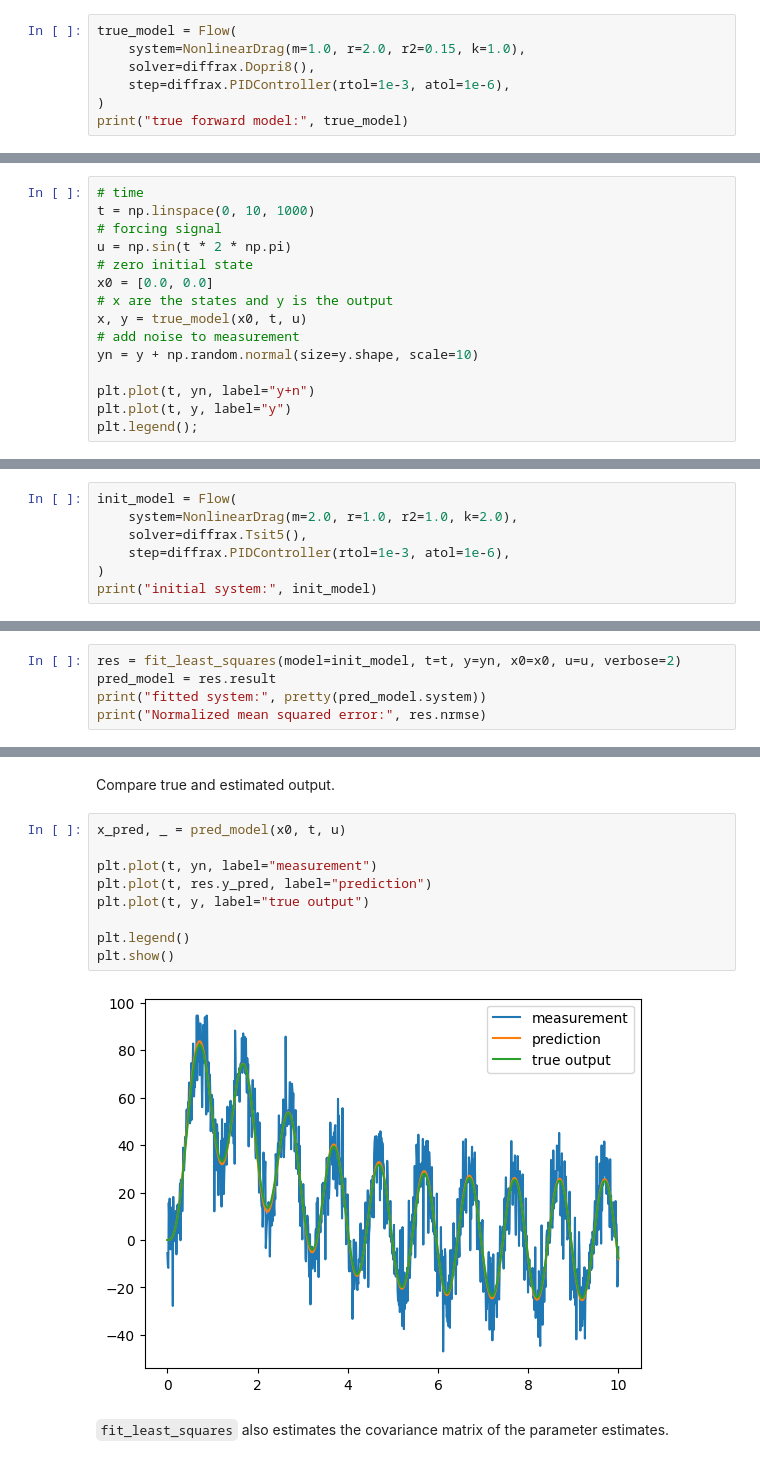
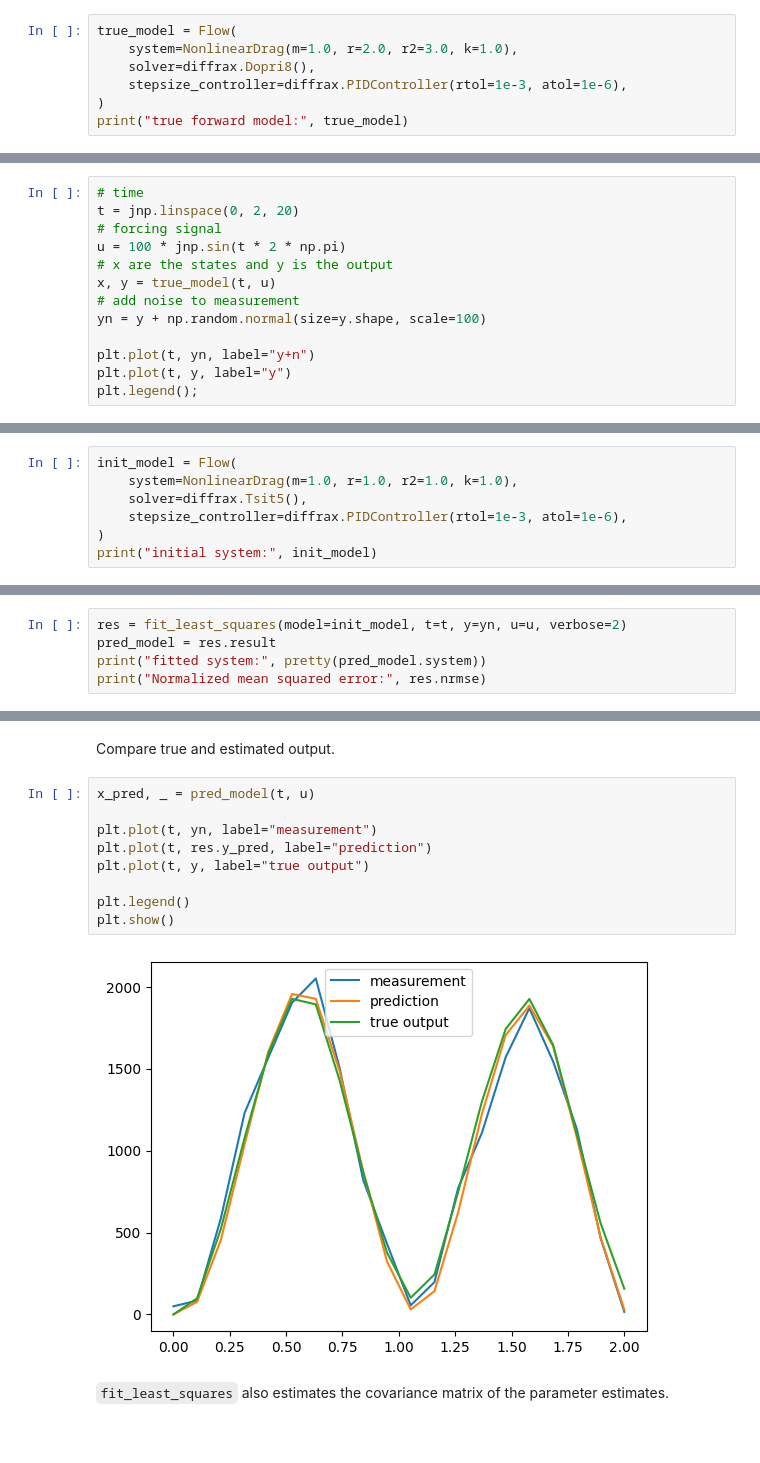
Before and after one commit to fhchl/dynax, a Jupyter notebook: examples/fit_ode.ipynb, the cells around one changed output, grey strips where cells are left out. Drawn from its saved outputs; the diff is of its cells as text; blank space fills up the shorter version.

Commit message:
Feat/estimate initial state (#25)

```diff
--- a/examples/fit_ode.ipynb
+++ b/examples/fit_ode.ipynb
@@ -65,9 +67,9 @@ class NonlinearDrag(DynamicalSystem):
 We combine an instance of the dynamical system with an ODE solver via the `Flow` class. Flows represent forward models that solve an ODE.
 # %%
 true_model = Flow(
-    system=NonlinearDrag(m=1.0, r=2.0, r2=0.15, k=1.0),
+    system=NonlinearDrag(m=1.0, r=2.0, r2=3.0, k=1.0),
     solver=diffrax.Dopri8(),
-    step=diffrax.PIDController(rtol=1e-3, atol=1e-6),
+    stepsize_controller=diffrax.PIDController(rtol=1e-3, atol=1e-6),
 )
 print("true forward model:", true_model)
 # %% [output]
@@ -92,15 +94,13 @@ true forward model: Flow(
 Let's create some data with the forward model.
 # %%
 # time
-t = np.linspace(0, 10, 1000)
+t = jnp.linspace(0, 2, 20)
 # forcing signal
-u = np.sin(t * 2 * np.pi)
-# zero initial state
-x0 = [0.0, 0.0]
+u = 100 * jnp.sin(t * 2 * np.pi)
 # x are the states and y is the output
-x, y = true_model(x0, t, u)
+x, y = true_model(t, u)
 # add noise to measurement
-yn = y + np.random.normal(size=y.shape, scale=10)
+yn = y + np.random.normal(size=y.shape, scale=100)
 
 plt.plot(t, yn, label="y+n")
 plt.plot(t, y, label="y")
@@ -111,9 +111,9 @@ plt.legend();
 Let's create a new dynamical system object with some initial parameters that we want to fit.
 # %%
 init_model = Flow(
-    system=NonlinearDrag(m=2.0, r=1.0, r2=1.0, k=2.0),
+    system=NonlinearDrag(m=1.0, r=1.0, r2=1.0, k=1.0),
     solver=diffrax.Tsit5(),
-    step=diffrax.PIDController(rtol=1e-3, atol=1e-6),
+    stepsize_controller=diffrax.PIDController(rtol=1e-3, atol=1e-6),
 )
 print("initial system:", init_model)
 # %% [output]
@@ -137,7 +137,7 @@ initial system: Flow(
 # %% [markdown]
 Combine the initial ODE system with an ODE solver and fit it using nonlinear Least-Squares.
 # %%
-res = fit_least_squares(model=init_model, t=t, y=yn, x0=x0, u=u, verbose=2)
+res = fit_least_squares(model=init_model, t=t, y=yn, u=u, verbose=2)
 pred_model = res.result
 print("fitted system:", pretty(pred_model.system))
 print("Normalized mean squared error:", res.nrmse)
@@ -163,16 +162,16 @@ Normalized mean squared error: [0.30761926]
 # %% [markdown]
 Compare true and estimated output.
 # %%
-x_pred, _ = pred_model(x0, t, u)
+x_pred, _ = pred_model(t, u)
 
 plt.plot(t, yn, label="measurement")
 plt.plot(t, res.y_pred, label="prediction")
 plt.plot(t, y, label="true output")
 
 plt.legend()
 plt.show()
 # %% [output]
-[figure, old version]
+[figure, new version]
 # %% [markdown]
 `fit_least_squares` also estimates the covariance matrix of the parameter estimates.
 # %%
```
Also changed, not shown: parts of 7 cells of this notebook, 16 other files.
